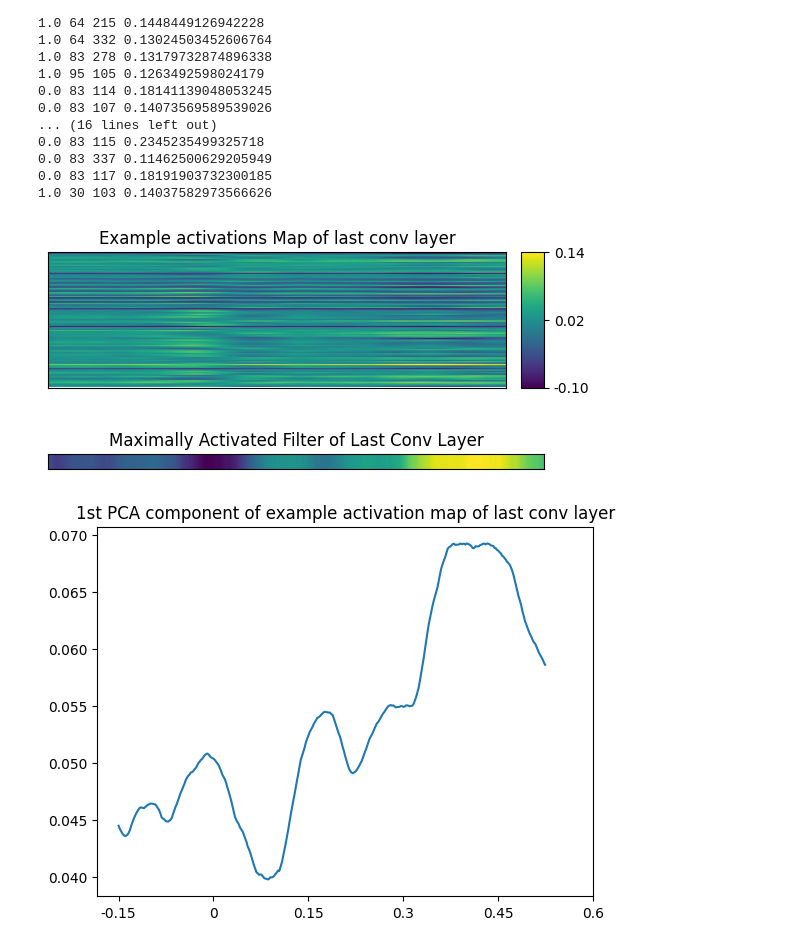
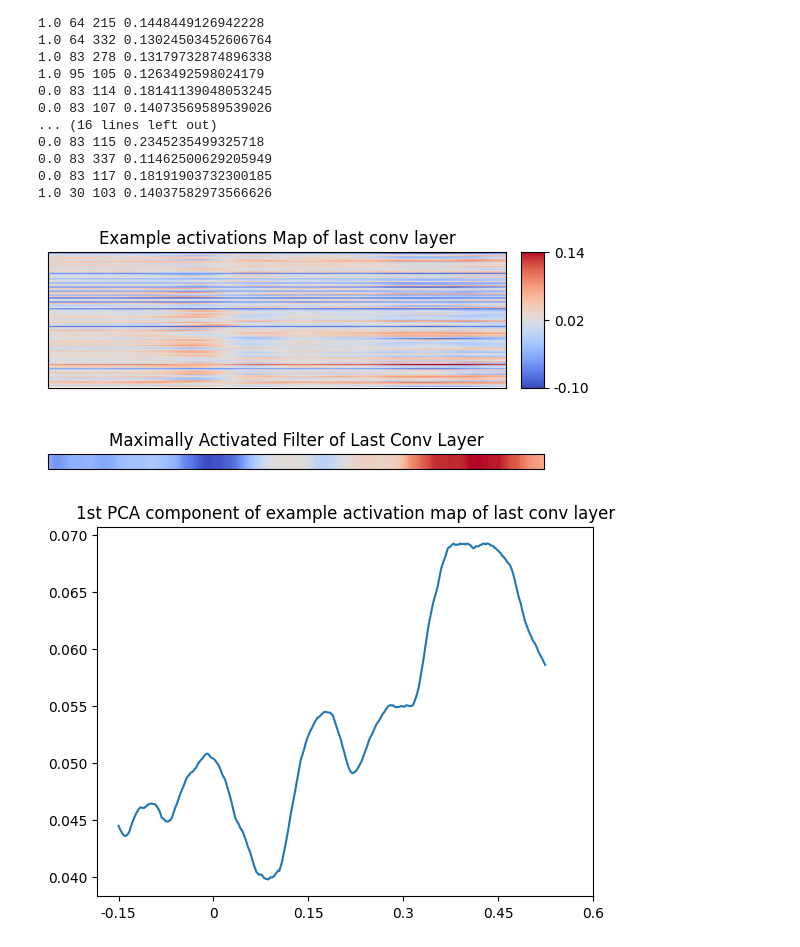
Before and after one commit to arthurdehgan/meegnet, a Jupyter notebook: notebooks/visu_filters.ipynb, the cells around one changed output. Saved outputs shown, nothing was run; the diff lists cells and outputs as text; code cells hidden in the pictures.

Commit message:
changed back to coolwarm

```diff
--- a/notebooks/visu_filters.ipynb
+++ b/notebooks/visu_filters.ipynb
@@ -285,33 +285,33 @@ for maximum_activated_filter, where_in_the_signal, out, label in zip(
 # %%
 import matplotlib.pyplot as plt
 from mpl_toolkits.axes_grid1 import make_axes_locatable
 import numpy as np
 
 max_filter_index = 83
 trial = 1
 
 activation_map = output[trial, :, :, :].detach().cpu().numpy().squeeze()
 
 # Compute statistics for the colorbar
 vmin = np.min(activation_map)
 vmax = np.max(activation_map)
 vcenter = (vmin + vmax) / 2
 
 fig, ax = plt.subplots()
-im = ax.imshow(activation_map, cmap='viridis', vmin=vmin, vmax=vmax)
+im = ax.imshow(activation_map, cmap='coolwarm', vmin=vmin, vmax=vmax)
 ax.set_title('Example activations Map of last conv layer')
 ax.set_xticks([])
 ax.set_yticks([])
 
 divider = make_axes_locatable(ax)
 cax = divider.append_axes('right', size='5%', pad=0.15)
 cbar = plt.colorbar(im, cax=cax)
 cbar.set_ticks([vmin, vcenter, vmax])
 cbar.set_ticklabels([f'{vmin:.2f}', f'{vcenter:.2f}', f'{vmax:.2f}'])
 
 plt.show()
 # %% [output]
-[figure, old version]
+[figure, new version]
 # %%
 # Visualization for maximally activated filter of last conv layer
 activation_map_single_trial = np.array([output[trial, max_filter_index, :, :].cpu().numpy().squeeze()] * 10)
@@ -320,7 +320,7 @@ vmax = np.max(activation_map_single_trial)
 vcenter = (vmin + vmax) / 2
 
 fig, ax = plt.subplots()
-im = ax.imshow(activation_map_single_trial, cmap='viridis', vmin=vmin, vmax=vmax)
+im = ax.imshow(activation_map_single_trial, cmap='coolwarm', vmin=vmin, vmax=vmax)
 ax.set_title('Maximally Activated Filter of Last Conv Layer')
 ax.set_xticks([])  # Hide x-axis ticks
 ax.set_yticks([])  # Hide y-axis ticks
@@ -334,7 +334,7 @@ divider = make_axes_locatable(ax)
 
 plt.show()
 # %% [output]
-[figure, old version]
+[figure, new version]
 # %%
 pca = PCA(100)
 pca.fit(activation_map)
```
Also changed, not shown: parts of 2 cells of this notebook.
